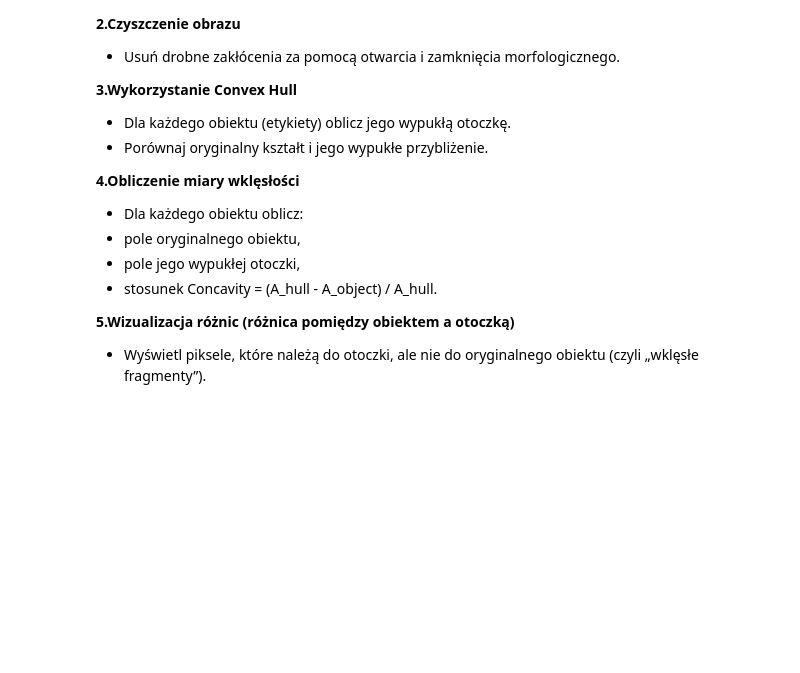
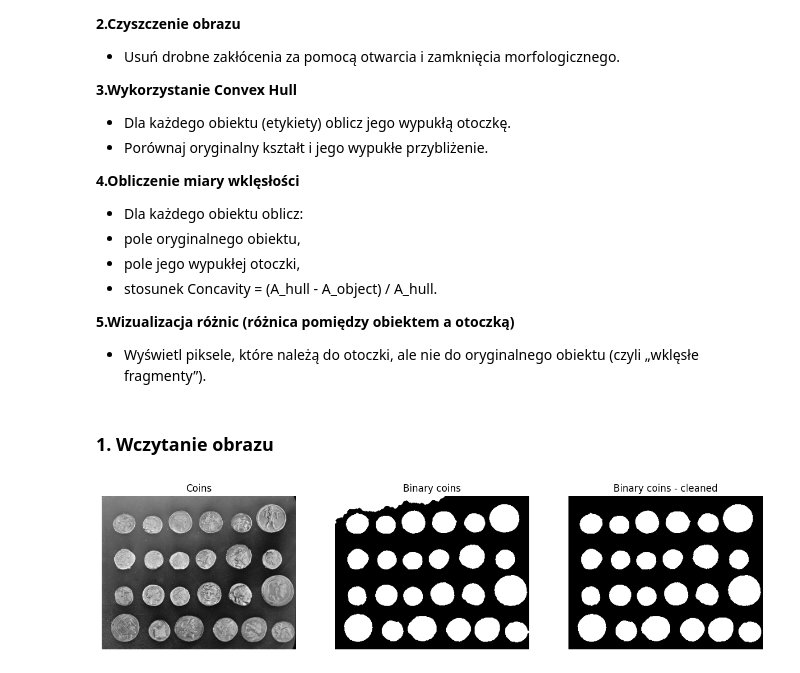
Before and after one commit to Mosder/agh, a Jupyter notebook: sem5/obrazki/lab2/lab2.ipynb, the cells around one changed output. Saved outputs shown, nothing was run; the diff lists cells and outputs as text; code cells hidden in the pictures; blank space fills up the shorter version.

```diff
--- a/sem5/obrazki/lab2/lab2.ipynb
+++ b/sem5/obrazki/lab2/lab2.ipynb
@@ -562,3 +592,25 @@ Celem jest:
 **5.Wizualizacja różnic (różnica pomiędzy obiektem a otoczką)**
 
 * Wyświetl piksele, które należą do otoczki, ale nie do oryginalnego obiektu (czyli „wklęsłe fragmenty”).
+# %% [markdown]
+### 1. Wczytanie obrazu
+# %%
+from skimage.data import coins
+
+coins_img = coins() / 256
+threshold = .46
+bin_coins = np.where(coins_img > threshold, 1, 0)
+bin_coins = binary_closing(bin_coins, disk(3))
+bin_coins = binary_opening(bin_coins, disk(2))
+# clean top left
+bin_coins_cleaned = np.copy(bin_coins)
+bin_coins_cleaned[:25,:250] = 0
+bin_coins_cleaned[:33,:100] = 0
+bin_coins_cleaned[:45,:25] = 0
+bin_coins_cleaned[:65,:15] = 0
+# seperate bottom right coin from the border
+bin_coins_cleaned[:,-3:] = 0
+
+show_gray_images([coins_img, bin_coins, bin_coins_cleaned], ["Coins", "Binary coins", "Binary coins - cleaned"])
+# %% [output]
+[figure, added]
```
Also changed, not shown: parts of 17 cells of this notebook.
